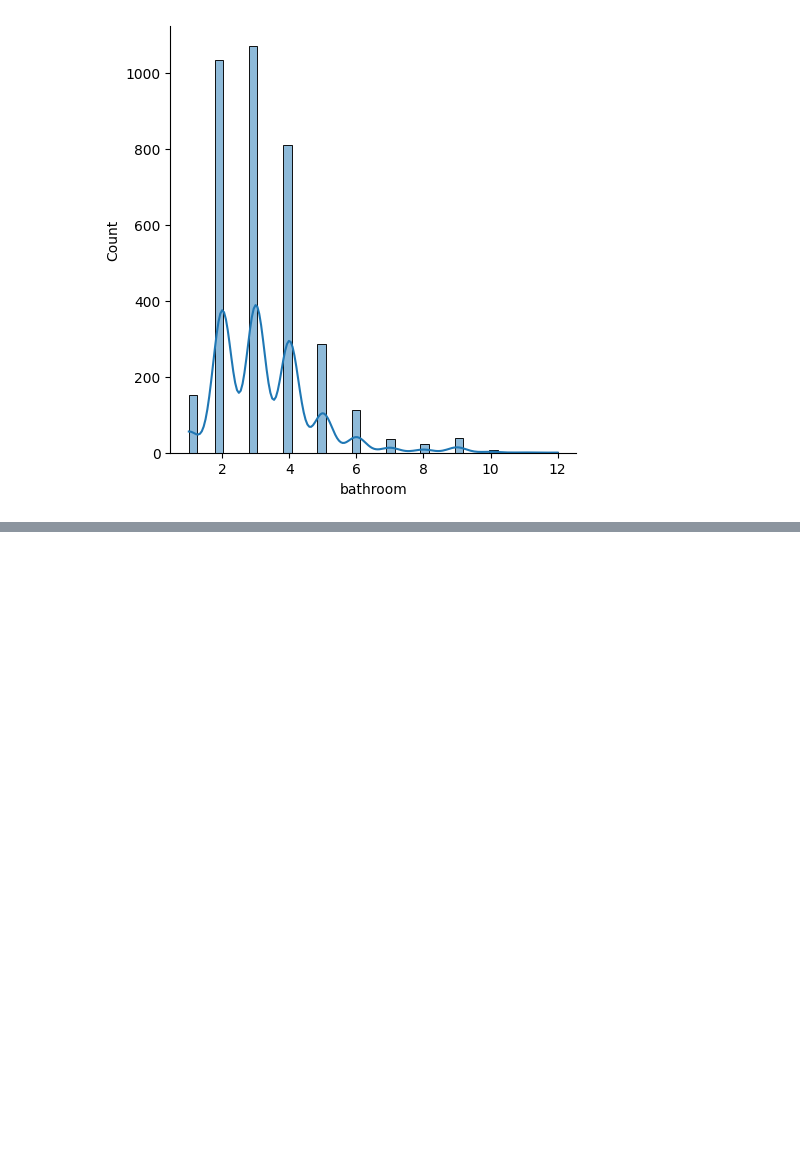
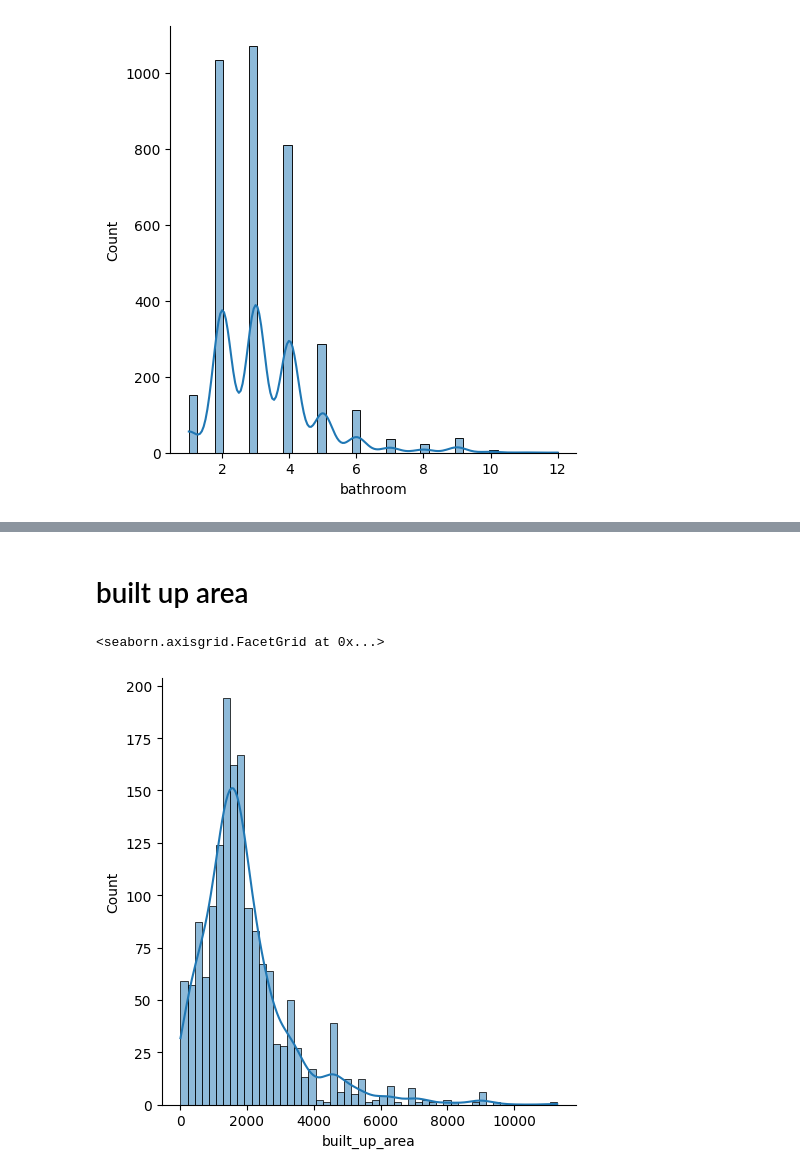
Before and after one commit to garvit1408/NestWise-, a Jupyter notebook: 4 - EDA/outlier-detection.ipynb, the cells around one changed output, grey strips where cells are left out. Drawn from its saved outputs; the diff is of its cells as text; code cells hidden in the pictures; blank space fills up the shorter version.

```diff
--- a/4 - EDA/outlier-detection.ipynb
+++ b/4 - EDA/outlier-detection.ipynb
@@ -375,3 +375,10 @@ df[df['bathroom'] > 10].sort_values('bathroom',ascending=False)
 | 1883 | house | adani brahma samsara | sector 60 | 18.02 | 31334.0 | 5751.0 | Built Up area: 6390 (593.65 sq.m.) | 9.0 | 12.0 | ... |
 | 3482 | house | independent | sector 24 | 11.00 | 32079.0 | 3429.0 | Plot area 3806.45(353.63 sq.m.)Bu... | 8.0 | 11.0 | ... |
 | 3786 | house | independent | sector 39 | 7.00 | 10000.0 | 700.0 | Plot area 350(32.52 sq.m.)Built U... | 10.0 | 11.0 | ... |
+# %% [markdown]
+# built up area
+# %%
+sns.displot(df['built_up_area'],kde=True)
+# %% [output]
+<seaborn.axisgrid.FacetGrid at 0x...>
+[figure, added]
```
Also changed, not shown: parts of 14 cells of this notebook.
